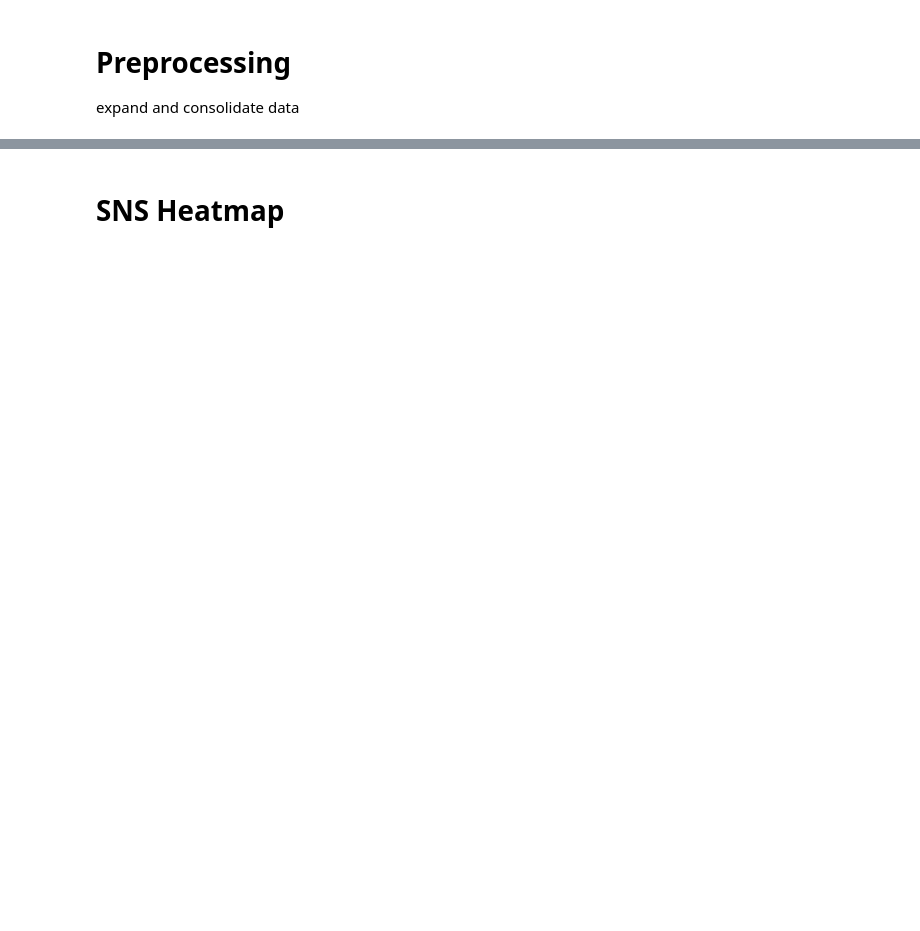
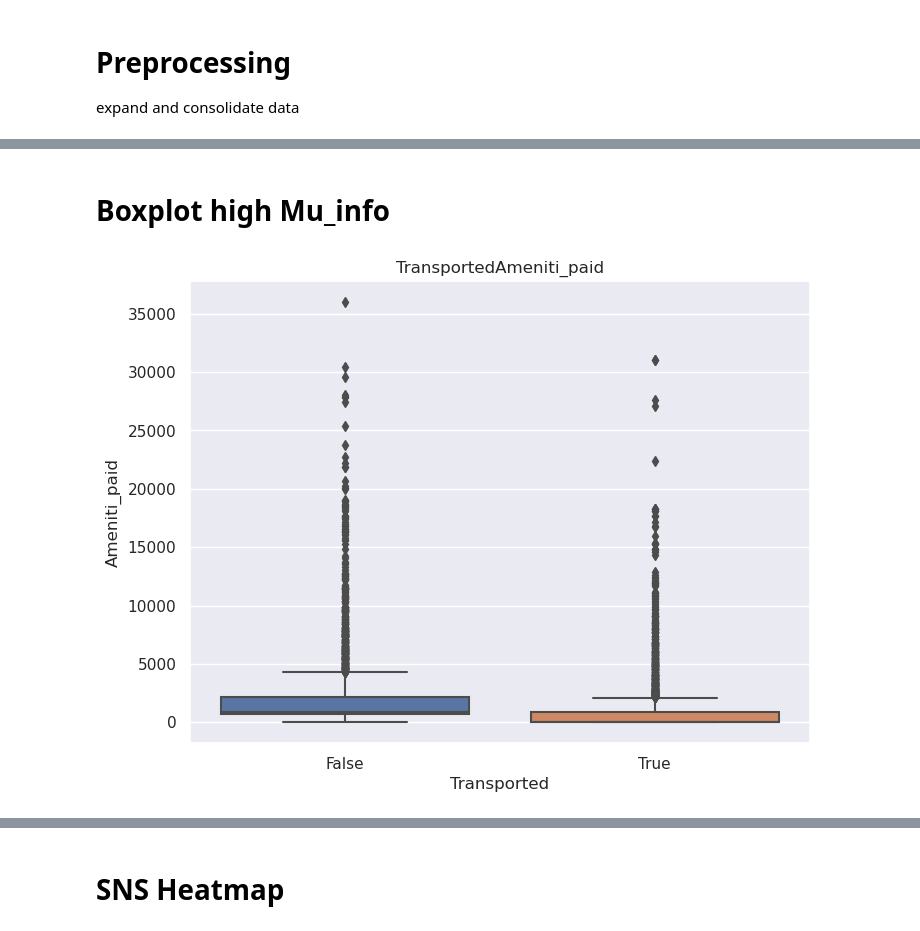
Before and after one commit to yunmokoo/Kaggle_Testing, a Jupyter notebook: spaceship-titanic-aug-30.ipynb, the cells around one changed output, grey strips where cells are left out. Saved outputs shown, nothing was run; the diff lists cells and outputs as text; code cells hidden in the pictures; blank space fills up the shorter version.

```diff
--- a/spaceship-titanic-aug-30.ipynb
+++ b/spaceship-titanic-aug-30.ipynb
@@ -225,0 +210,14 @@ plot_sns(minfo)
+# %% [markdown]
+# Boxplot high Mu_info
+# %%
+def sns_boxplot(df, x, y):
+    plt.figure(figsize=(8, 6))
+    sns.boxplot(data=df, x=x, y=y)
+
+    # Customize plot appearance
+    plt.title(x + y)
+    plt.xlabel(x)
+    plt.ylabel(y)
+
+    # Show the plot
+    plt.show()
@@ -225,0 +245,5 @@ plot_sns(minfo)
+# %%
+df_train_paid_transport = df_train_filt[['Ameniti_paid', 'Transported']]
+sns_boxplot(df_train_paid_transport, 'Transported', 'Ameniti_paid')
+# %% [output]
+[figure, added]
```
Also changed, not shown: parts of 20 cells of this notebook.
